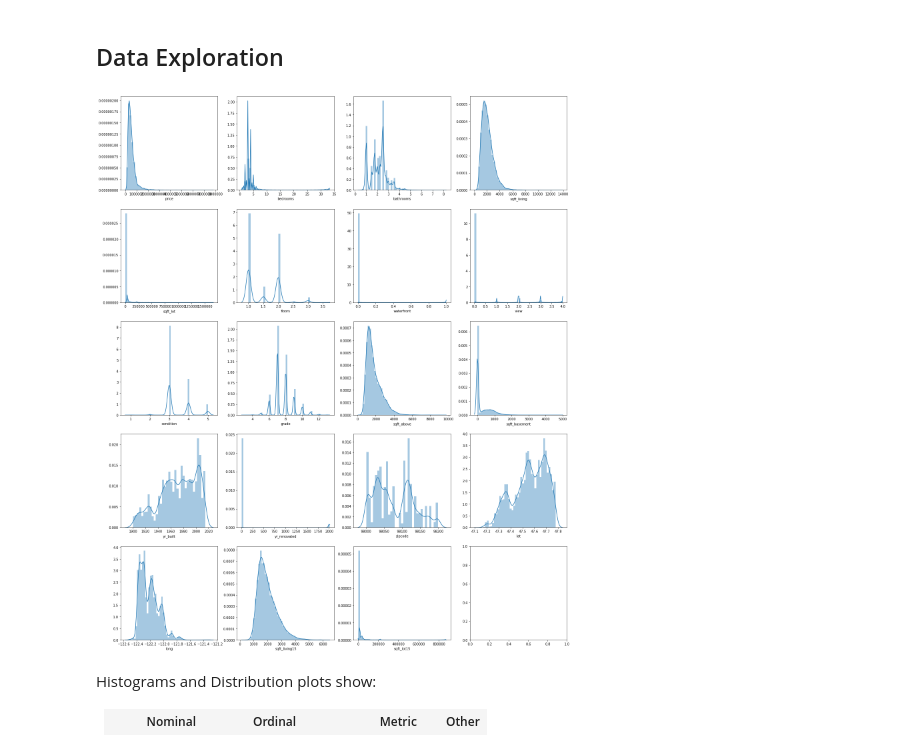
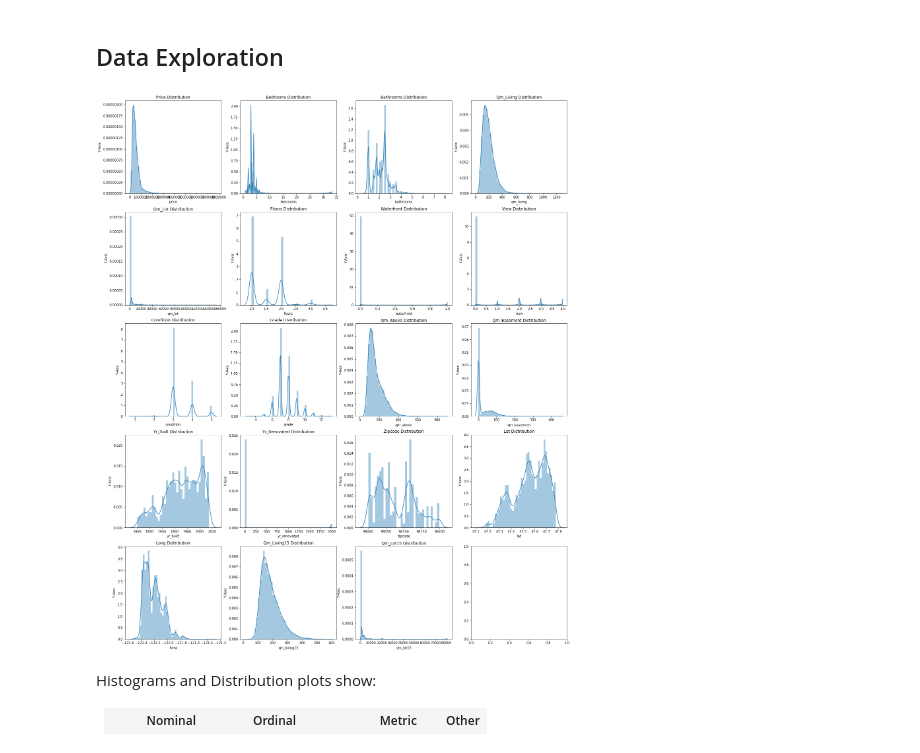
Before and after one commit to Pietrassyk/dsc-v2-mod1-final-project-nyc-ds-career-042219, a Jupyter notebook: student.ipynb, the cells around one changed output. Drawn from its saved outputs; the diff is of its cells as text; code cells hidden in the pictures.

```diff
--- a/student.ipynb
+++ b/student.ipynb
@@ -173,0 +184,16 @@ dtype: object
+# %%
+#List of Columns that need to be converted
+convert_list = [5,6,12,13,19,20]
+
+#conversion function
+def scale (df,cols,scalar,rename=0):
+    """Multiplies all values in a column if given a dataframe, a list of column indecies and a scalar"""
+    df = df.copy()
+    for col in cols:
+        df[df.columns[col]]=df[df.columns[col]].apply(lambda x: x*scalar)
+        if rename:
+            df=df.rename(columns={df.columns[col]:df.columns[col].replace("sqft","qm")})
+    return df
+# %%
+#be aware! only run once!
+cleaned_df = scale(cleaned_df,convert_list,1/10.764,1)
@@ -176,13 +204,13 @@ dtype: object
 # %%
 df=cleaned_df
 fig, axes = plt.subplots(nrows=5, ncols=4, figsize=(24,30))
 for n,c in enumerate(df.columns[2:]):
     row = n//4
     col = n%4
     ax = axes[row][col]
-    sns.distplot(df[c], ax=ax)
+    sns.distplot(df[c], ax=ax).set(title=c.title()+" Distribution", ylabel="Y-Axis")
 # %% [output]
-[figure, old version]
+[figure, new version]
 # %% [markdown]
 Histograms and Distribution plots show:
 <table align=left>
```
Also changed, not shown: parts of 21 cells of this notebook, 1 other file.
